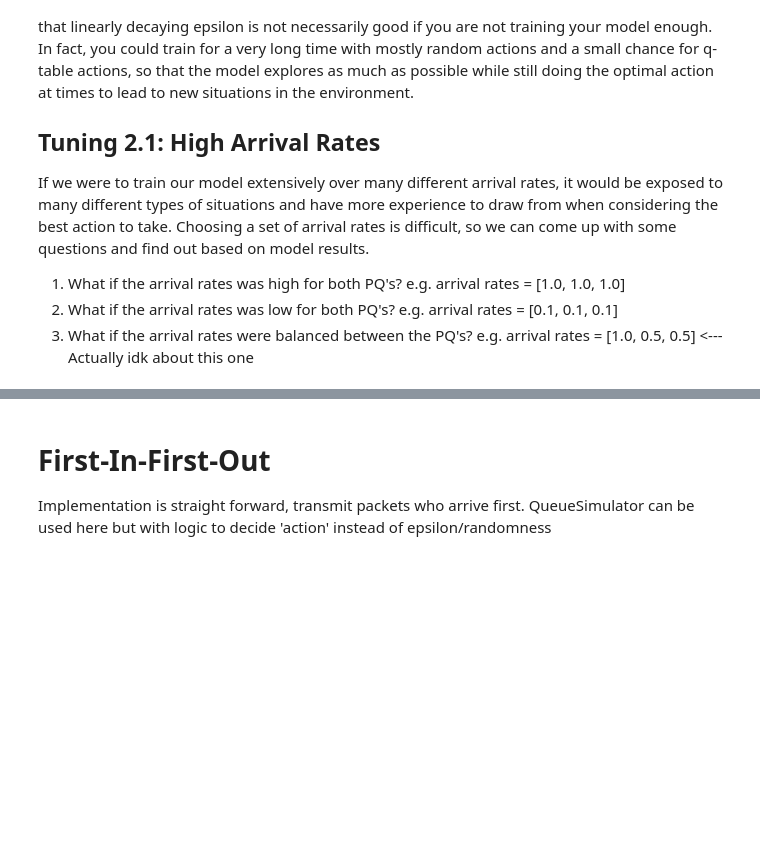
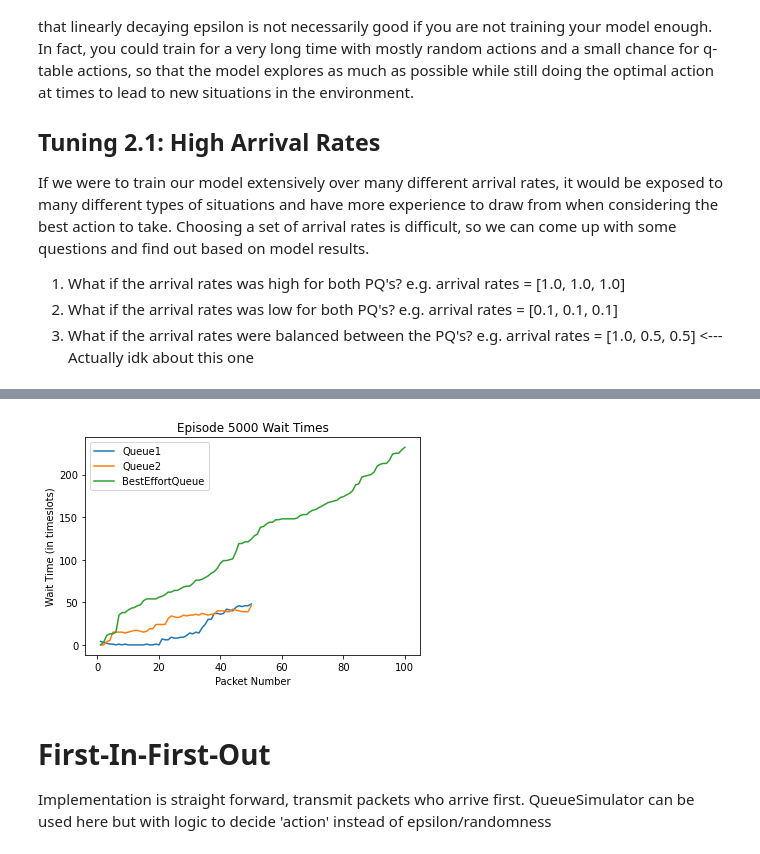
Before and after one commit to s3719678/ML_A2, a Jupyter notebook: notebooks/duc.ipynb, the cells around one changed output, grey strips where cells are left out. Saved outputs shown, nothing was run; the diff lists cells and outputs as text; code cells hidden in the pictures; blank space fills up the shorter version.

```diff
--- a/notebooks/duc.ipynb
+++ b/notebooks/duc.ipynb
@@ -444,3 +492,9 @@ If we were to train our model extensively over many different arrival rates, it
+# %%
+# graph_q_learning_wait_times(env)
+graph_q_learning_wait_times_last_episode(env)
+# print(list(env.queues_total_wait_times_map.keys())[-1])
+# %% [output]
+[figure, added]
 # %% [markdown]
 # First-In-First-Out
 Implementation is straight forward, transmit packets who arrive first. QueueSimulator can be used here but with logic to decide 'action' instead of epsilon/randomness
```
Also changed, not shown: parts of 9 cells of this notebook.
